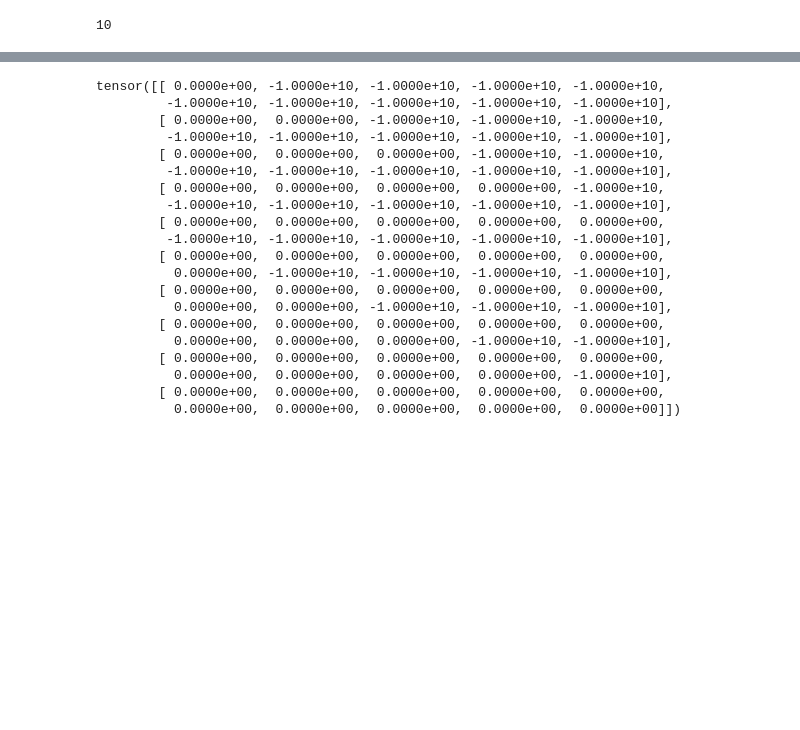
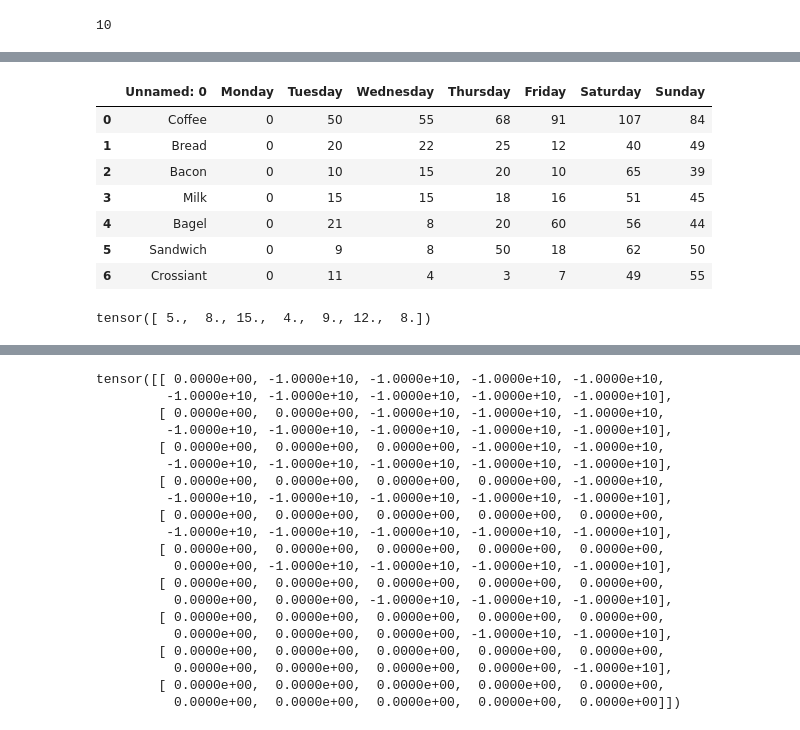
Before and after one commit to mrdbourke/learn-transformers, a Jupyter notebook: attention_mechanism.ipynb, the cells around one changed output, grey strips where cells are left out. Saved outputs shown, nothing was run; the diff lists cells and outputs as text; code cells hidden in the pictures; blank space fills up the shorter version.

```diff
--- a/attention_mechanism.ipynb
+++ b/attention_mechanism.ipynb
@@ -69,0 +108,28 @@ x.size(-1)
+# %%
+import pandas as pd
+df = pd.read_excel("cafe_sales_data_csv.xlsx") # TODO: read_excel with _csv in the filename is confusing...
+df
+# %% [output]
+|  | Unnamed: 0 | Monday | Tuesday | Wednesday | Thursday | Friday | Saturday | Sunday |
+| 0 | Coffee | 0 | 50 | 55 | 68 | 91 | 107 | 84 |
+| 1 | Bread | 0 | 20 | 22 | 25 | 12 | 40 | 49 |
+| 2 | Bacon | 0 | 10 | 15 | 20 | 10 | 65 | 39 |
+| 3 | Milk | 0 | 15 | 15 | 18 | 16 | 51 | 45 |
+| 4 | Bagel | 0 | 21 | 8 | 20 | 60 | 56 | 44 |
+| 5 | Sandwich | 0 | 9 | 8 | 50 | 18 | 62 | 50 |
+| 6 | Crossiant | 0 | 11 | 4 | 3 | 7 | 49 | 55 |
+# %%
+# Create price vector
+price_dict = {
+    "coffee": 5,
+    "bread": 8,
+    "bacon": 15,
+    "milk": 4,
+    "bagel": 9,
+    "sandwich": 12,
+    "croissant": 8
+}
+price_vector = torch.tensor(list(price_dict.values()), dtype=torch.float32)
+price_vector
+# %% [output]
+tensor([ 5.,  8., 15.,  4.,  9., 12.,  8.])
```
Also changed, not shown: parts of 37 cells of this notebook.
